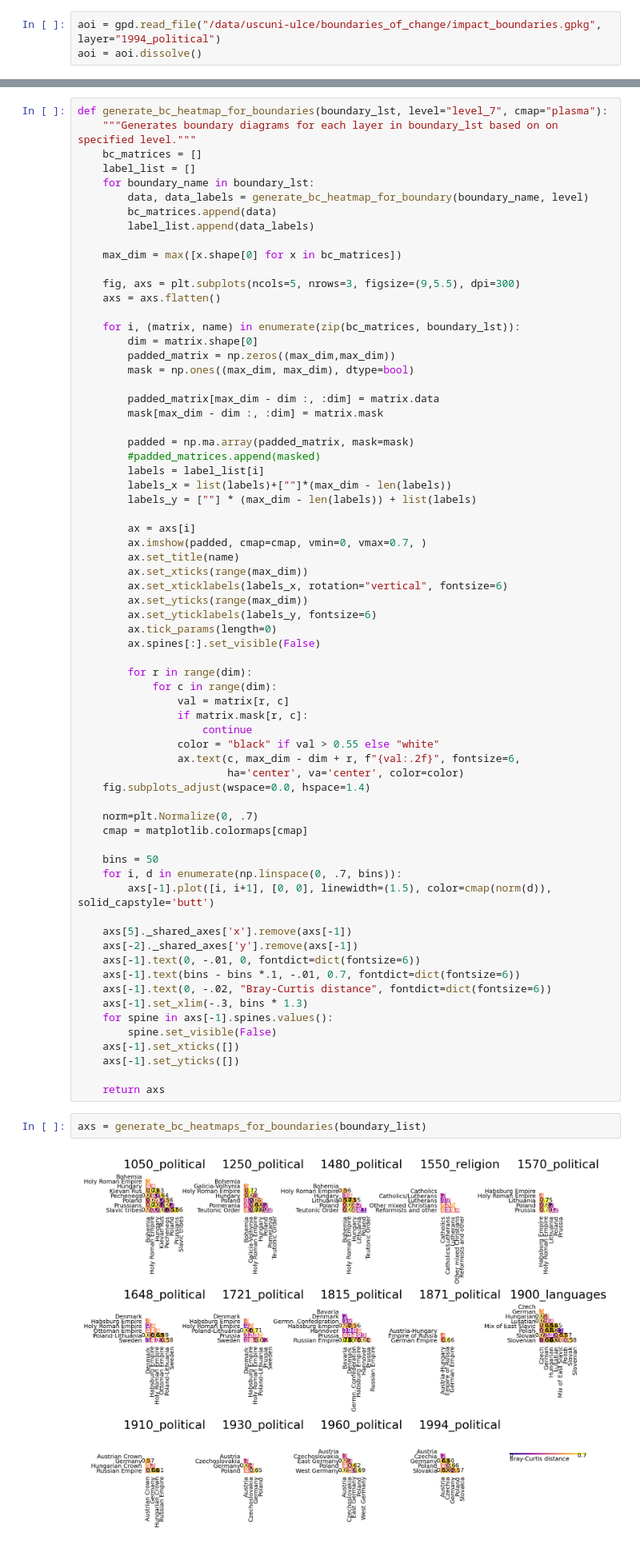
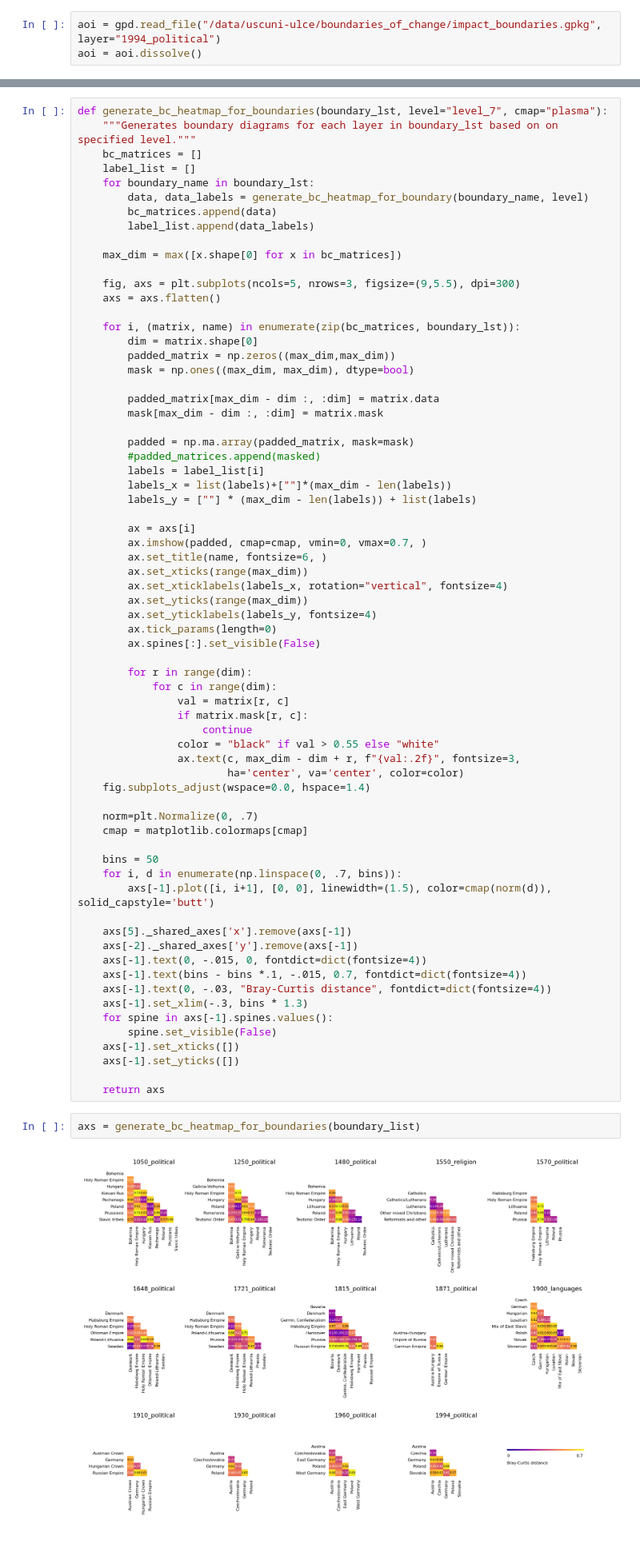
Before and after one commit to uscuni/boundaries_of_change, a Jupyter notebook: code/06_results.ipynb, the cells around one changed output, grey strips where cells are left out. Shown at 80% size. Drawn from its saved outputs; the diff is of its cells as text.

Commit message:
adjust heatmap fig

```diff
--- a/code/06_results.ipynb
+++ b/code/06_results.ipynb
@@ -132,11 +132,11 @@ def generate_bc_heatmap_for_boundaries(boundary_lst, level="level_7", cmap="plas
 
         ax = axs[i]
         ax.imshow(padded, cmap=cmap, vmin=0, vmax=0.7, )
-        ax.set_title(name)
+        ax.set_title(name, fontsize=6, )
         ax.set_xticks(range(max_dim))
-        ax.set_xticklabels(labels_x, rotation="vertical", fontsize=6)
+        ax.set_xticklabels(labels_x, rotation="vertical", fontsize=4)
         ax.set_yticks(range(max_dim))
-        ax.set_yticklabels(labels_y, fontsize=6)
+        ax.set_yticklabels(labels_y, fontsize=4)
         ax.tick_params(length=0)
         ax.spines[:].set_visible(False)
 
@@ -146,7 +146,7 @@ def generate_bc_heatmap_for_boundaries(boundary_lst, level="level_7", cmap="plas
                 if matrix.mask[r, c]:
                     continue
                 color = "black" if val > 0.55 else "white"
-                ax.text(c, max_dim - dim + r, f"{val:.2f}", fontsize=6,
+                ax.text(c, max_dim - dim + r, f"{val:.2f}", fontsize=3,
                         ha='center', va='center', color=color)
     fig.subplots_adjust(wspace=0.0, hspace=1.4)
 
@@ -159,9 +159,9 @@ def generate_bc_heatmap_for_boundaries(boundary_lst, level="level_7", cmap="plas
 
     axs[5]._shared_axes['x'].remove(axs[-1])
     axs[-2]._shared_axes['y'].remove(axs[-1])
-    axs[-1].text(0, -.01, 0, fontdict=dict(fontsize=6))
-    axs[-1].text(bins - bins *.1, -.01, 0.7, fontdict=dict(fontsize=6))
-    axs[-1].text(0, -.02, "Bray-Curtis distance", fontdict=dict(fontsize=6))
+    axs[-1].text(0, -.015, 0, fontdict=dict(fontsize=4))
+    axs[-1].text(bins - bins *.1, -.015, 0.7, fontdict=dict(fontsize=4))
+    axs[-1].text(0, -.03, "Bray-Curtis distance", fontdict=dict(fontsize=4))
     axs[-1].set_xlim(-.3, bins * 1.3)
     for spine in axs[-1].spines.values():
         spine.set_visible(False)
@@ -170,6 +170,6 @@ def generate_bc_heatmap_for_boundaries(boundary_lst, level="level_7", cmap="plas
 
     return axs
 # %%
-axs = generate_bc_heatmaps_for_boundaries(boundary_list)
+axs = generate_bc_heatmap_for_boundaries(boundary_list)
 # %% [output]
-[figure, old version]
+[figure, new version]
```
Also changed, not shown: parts of 2 cells of this notebook.
